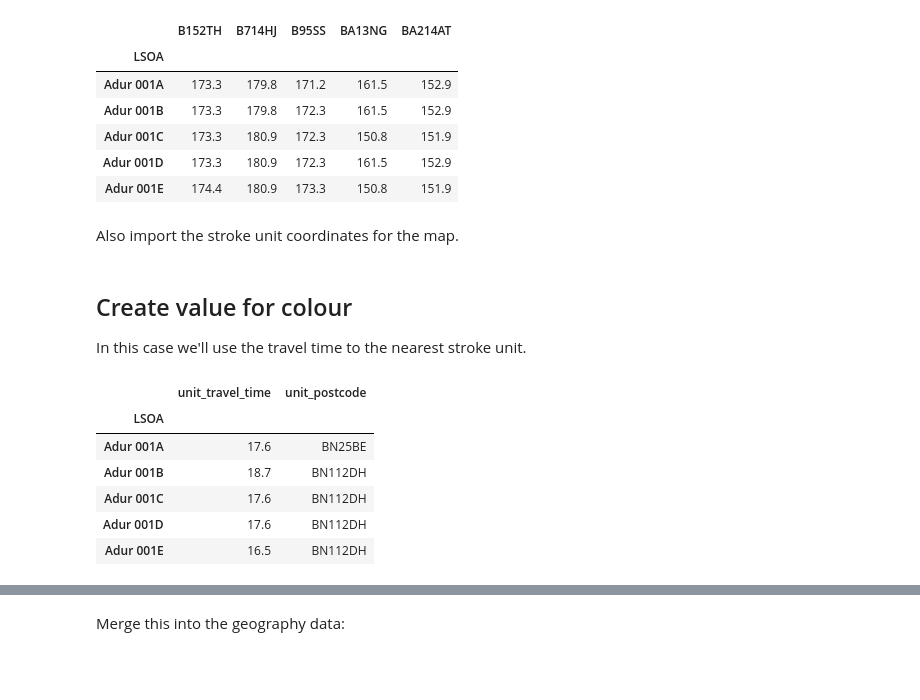
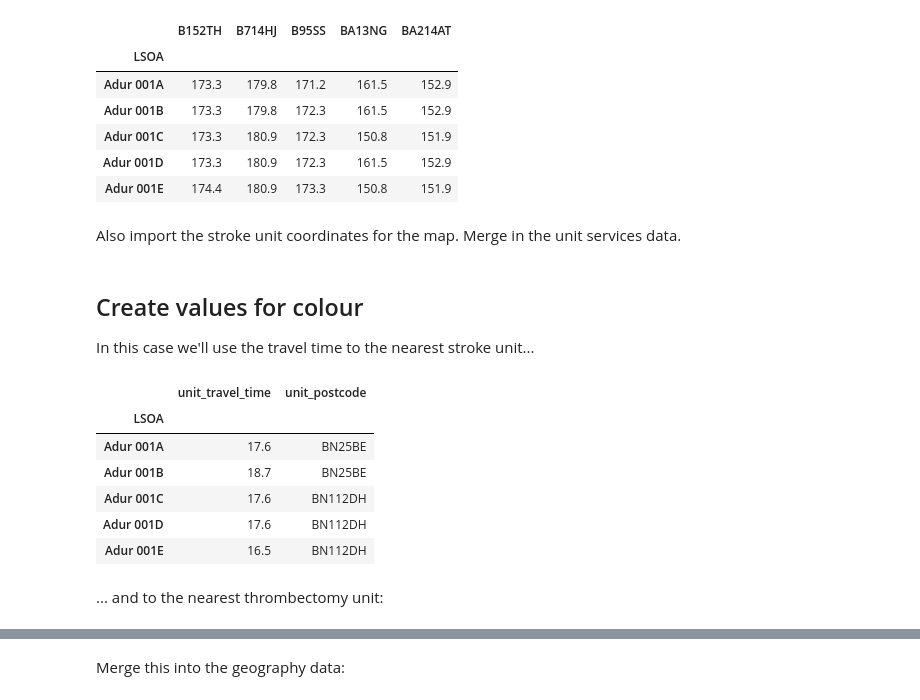
Before and after one commit to stroke-modelling/stroke-maps, a Jupyter notebook: docs/05_maps_value.ipynb, the cells around one changed output, grey strips where cells are left out. Drawn from its saved outputs; the diff is of its cells as text; code cells hidden in the pictures; blank space fills up the shorter version.

```diff
--- a/docs/05_maps_value.ipynb
+++ b/docs/05_maps_value.ipynb
@@ -43,22 +43,31 @@ df_travel_lsoa.iloc[:5, :5]
 | Adur 001D | 173.3 | 180.9 | 172.3 | 161.5 | 152.9 |
 | Adur 001E | 174.4 | 180.9 | 173.3 | 150.8 | 151.9 |
 # %% [markdown]
-Also import the stroke unit coordinates for the map.
+Also import the stroke unit coordinates for the map. Merge in the unit services data.
 # %%
 gdf_units = stroke_maps.load_data.stroke_unit_coordinates()
+df_units = stroke_maps.load_data.stroke_unit_region_lookup()
+
+gdf_units = pd.merge(gdf_units, df_units[['use_ivt', 'use_mt']], left_index=True, right_index=True, how='right')
 # %% [markdown]
-## Create value for colour
+## Create values for colour
 
-In this case we'll use the travel time to the nearest stroke unit.
+In this case we'll use the travel time to the nearest stroke unit...
+# %%
+mask_acute = ((gdf_units['use_ivt']==1) | (gdf_units['use_mt']==1))
+postcodes_acute = gdf_units[mask_acute].index
 # %%
-df_catchment = stroke_maps.catchment.find_nearest_unit(df_travel_lsoa)
+df_catchment_acute = stroke_maps.catchment.find_nearest_unit(
+    df_travel_lsoa[postcodes_acute])
 
-df_catchment.head(5)
+df_catchment_acute.head(5)
 # %% [output]
 |  | unit_travel_time | unit_postcode |
 | LSOA |  |  |
 | Adur 001A | 17.6 | BN25BE |
-| Adur 001B | 18.7 | BN112DH |
+| Adur 001B | 18.7 | BN25BE |
 | Adur 001C | 17.6 | BN112DH |
 | Adur 001D | 17.6 | BN112DH |
 | Adur 001E | 16.5 | BN112DH |
+# %% [markdown]
+... and to the nearest thrombectomy unit:
```
Also changed, not shown: parts of 6 cells of this notebook.
